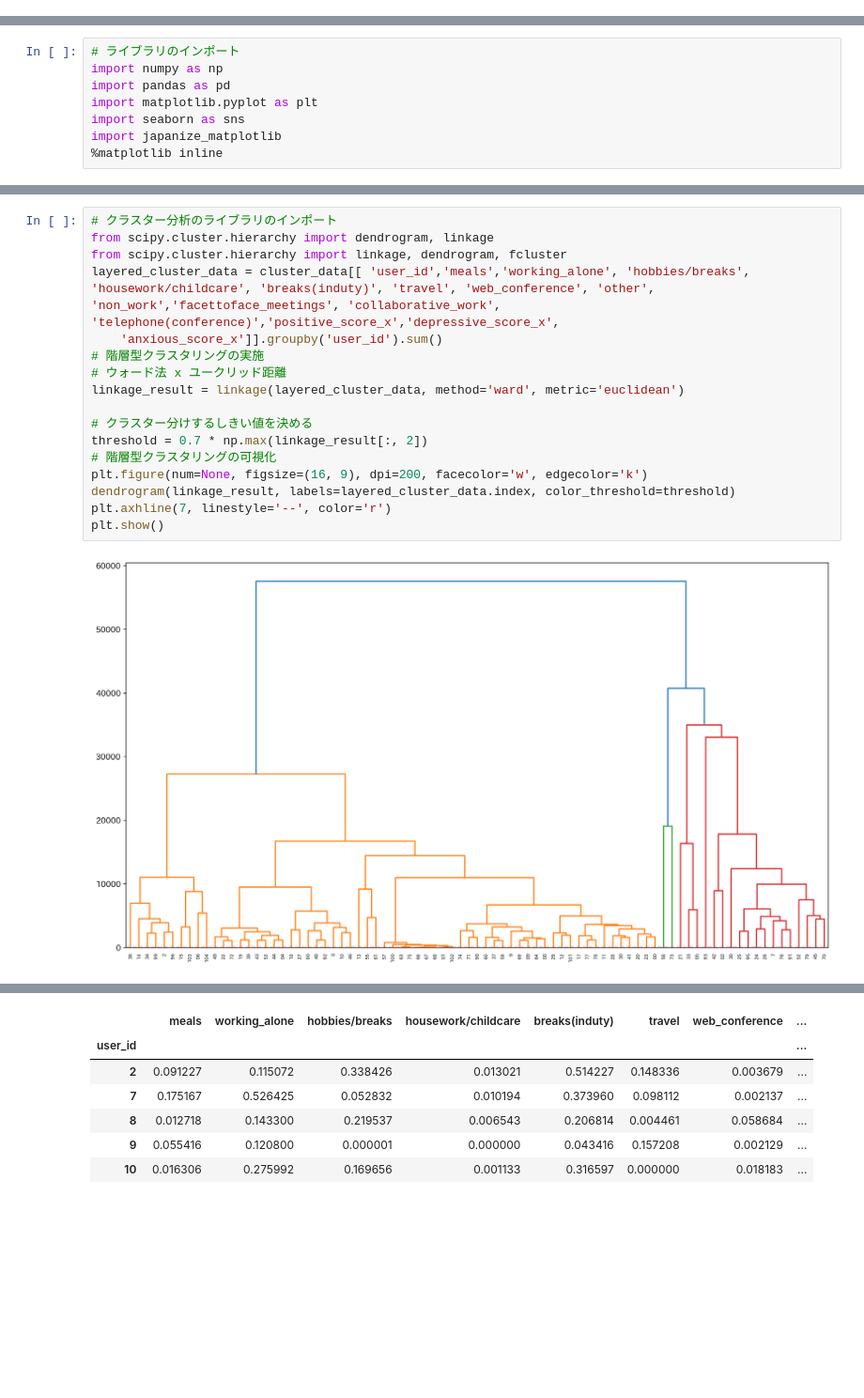
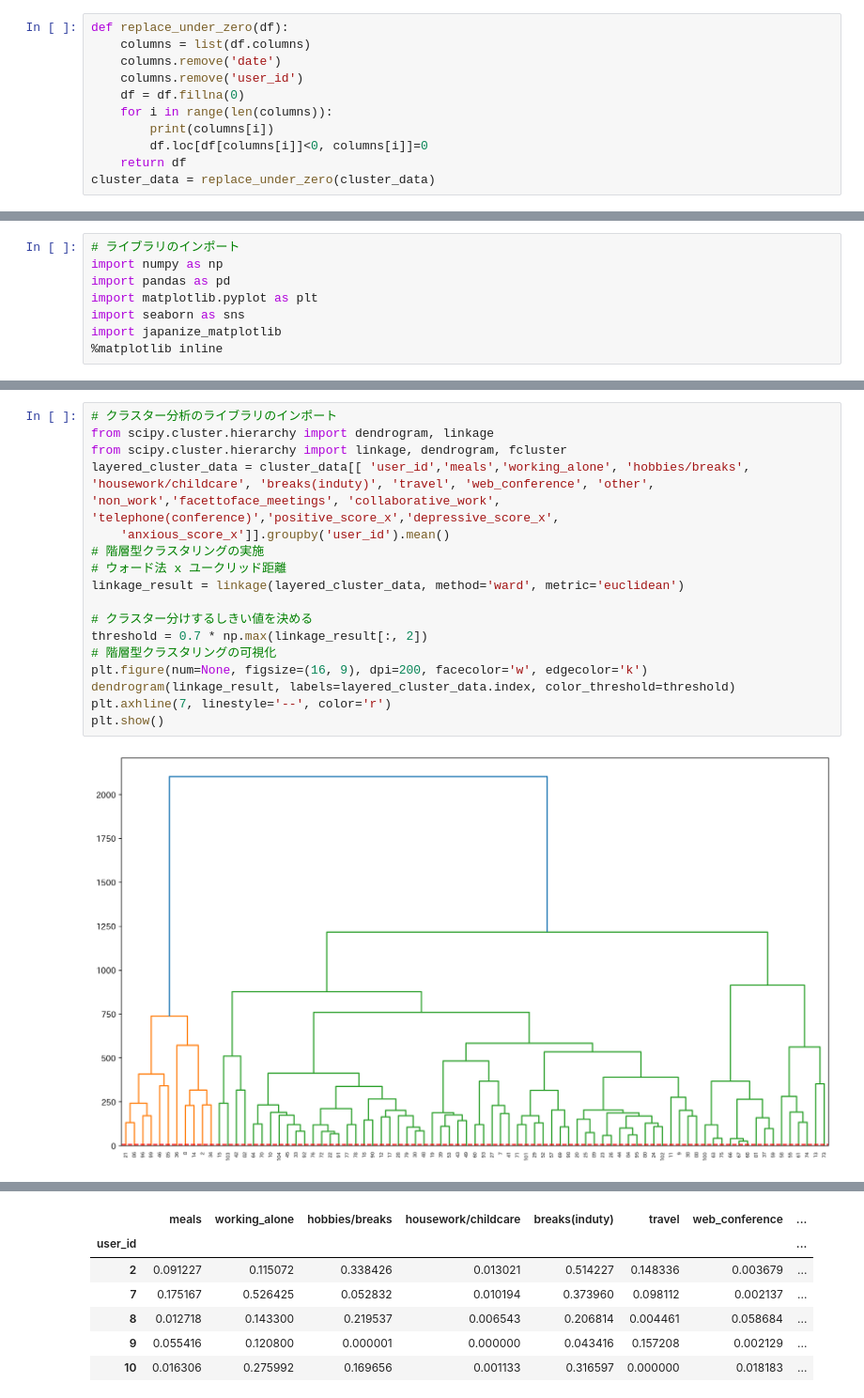
Before and after one commit to yusukennn/research_mental_prediction, a Jupyter notebook: code/analyse/clustering.ipynb, the cells around one changed output, grey strips where cells are left out. Shown at 94% size. Drawn from its saved outputs; the diff is of its cells as text; blank space fills up the shorter version.

Commit message:
layered clustering

```diff
--- a/code/analyse/clustering.ipynb
+++ b/code/analyse/clustering.ipynb
@@ -52,0 +53,11 @@ cluster_data['age']=cluster_data['age'].fillna(43)
+# %%
+def replace_under_zero(df):
+    columns = list(df.columns)
+    columns.remove('date')
+    columns.remove('user_id')
+    df = df.fillna(0)
+    for i in range(len(columns)):
+        print(columns[i])
+        df.loc[df[columns[i]]<0, columns[i]]=0
+    return df
+cluster_data = replace_under_zero(cluster_data)
@@ -179,22 +323,22 @@ import japanize_matplotlib
 # %%
 # クラスター分析のライブラリのインポート
 from scipy.cluster.hierarchy import dendrogram, linkage
 from scipy.cluster.hierarchy import linkage, dendrogram, fcluster
 layered_cluster_data = cluster_data[[ 'user_id','meals','working_alone', 'hobbies/breaks', 'housework/childcare', 'breaks(induty)', 'travel', 'web_conference', 'other', 'non_work','facettoface_meetings', 'collaborative_work', 'telephone(conference)','positive_score_x','depressive_score_x',
-    'anxious_score_x']].groupby('user_id').sum()
+    'anxious_score_x']].groupby('user_id').mean()
 # 階層型クラスタリングの実施
 # ウォード法 x ユークリッド距離
 linkage_result = linkage(layered_cluster_data, method='ward', metric='euclidean')
 
 # クラスター分けするしきい値を決める
 threshold = 0.7 * np.max(linkage_result[:, 2])
 # 階層型クラスタリングの可視化
 plt.figure(num=None, figsize=(16, 9), dpi=200, facecolor='w', edgecolor='k')
 dendrogram(linkage_result, labels=layered_cluster_data.index, color_threshold=threshold)
 plt.axhline(7, linestyle='--', color='r')
 plt.show()
 # %% [output]
-[figure, old version]
+[figure, new version]
 # %%
 # クラスタリング結果の値を取得
 clustered = fcluster(linkage_result, threshold, criterion='distance')
```
Also changed, not shown: parts of 11 cells of this notebook.
